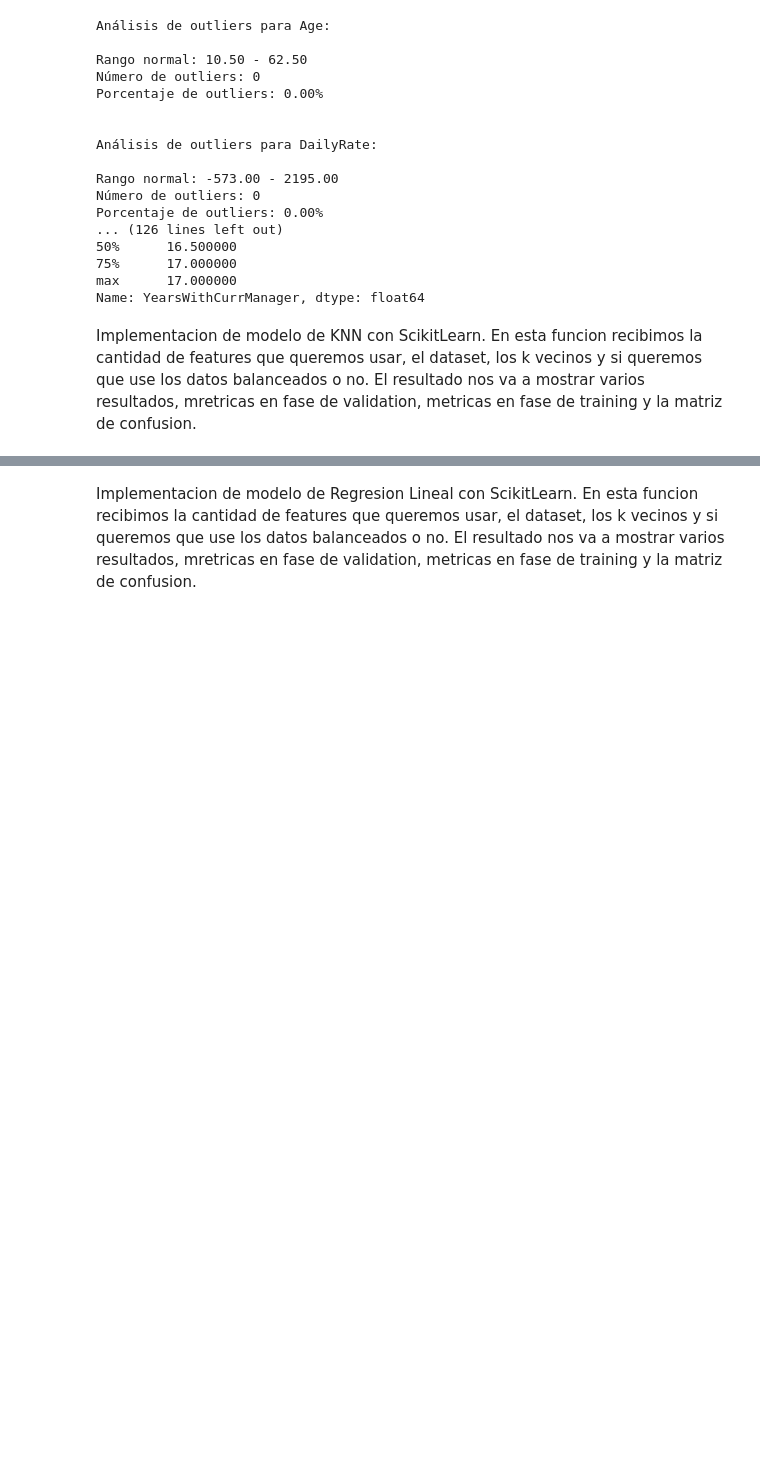
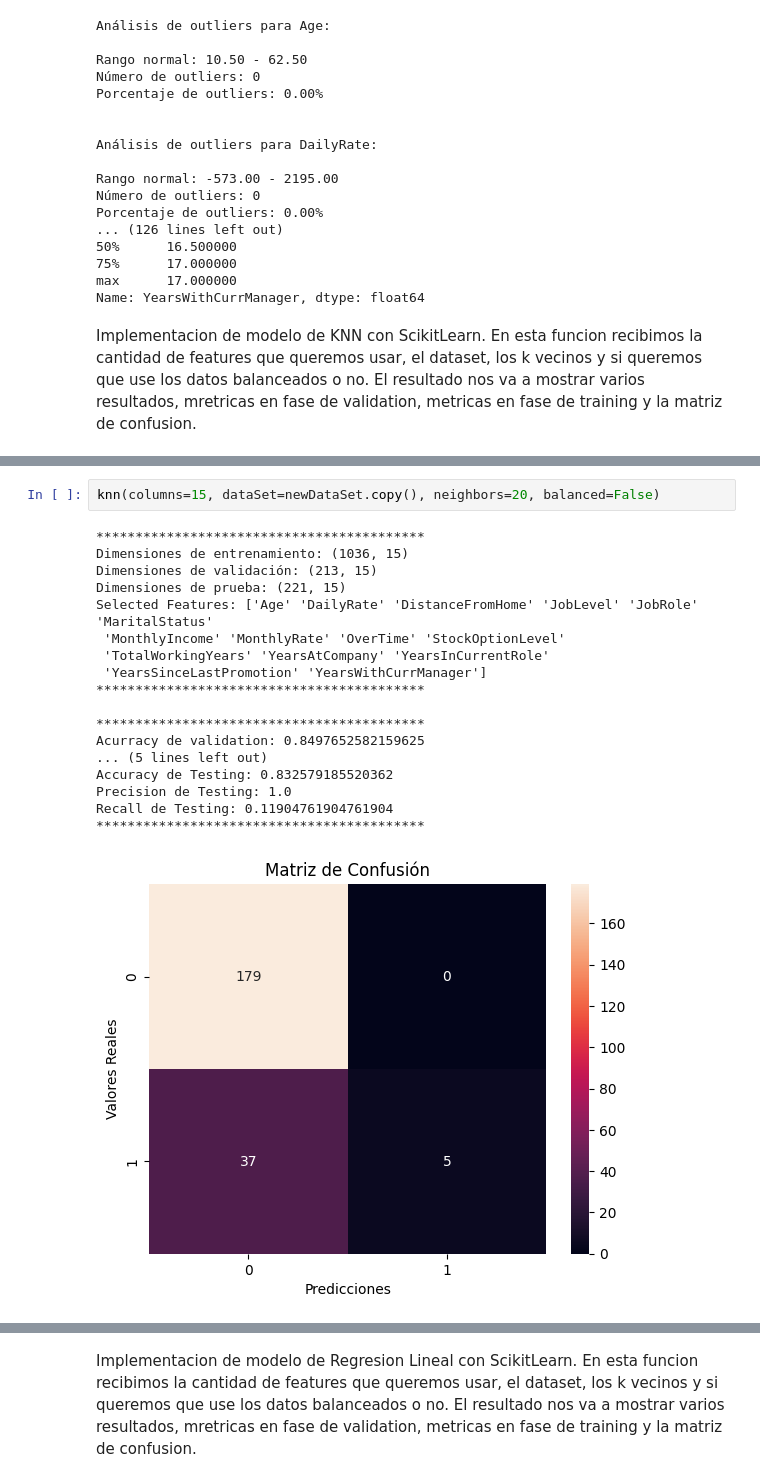
Before and after one commit to AndreAraya/Modelos-de-Machine-Learning-Diabetes-y-IBM-Atrittion-, a Jupyter notebook: IBM_attrition.ipynb, the cells around one changed output, grey strips where cells are left out. Drawn from its saved outputs; the diff is of its cells as text; blank space fills up the shorter version.

Commit message:
Pruebas con datos balanceados y sin balancear

```diff
--- a/IBM_attrition.ipynb
+++ b/IBM_attrition.ipynb
@@ -391,0 +390,21 @@ Recall de Testing: 0.9726775956284153
+# %%
+knn(columns=15, dataSet=newDataSet.copy(), neighbors=20, balanced=False)
+# %% [output]
+******************************************
+Dimensiones de entrenamiento: (1036, 15)
+Dimensiones de validación: (213, 15)
+Dimensiones de prueba: (221, 15)
+Selected Features: ['Age' 'DailyRate' 'DistanceFromHome' 'JobLevel' 'JobRole' 'MaritalStatus'
+ 'MonthlyIncome' 'MonthlyRate' 'OverTime' 'StockOptionLevel'
+ 'TotalWorkingYears' 'YearsAtCompany' 'YearsInCurrentRole'
+ 'YearsSinceLastPromotion' 'YearsWithCurrManager']
+******************************************
+
+******************************************
+Acurracy de validation: 0.8497652582159625
+... (5 lines left out)
+Accuracy de Testing: 0.832579185520362
+Precision de Testing: 1.0
+Recall de Testing: 0.11904761904761904
+******************************************
+[figure, added]
```
Also changed, not shown: parts of 8 cells of this notebook.
